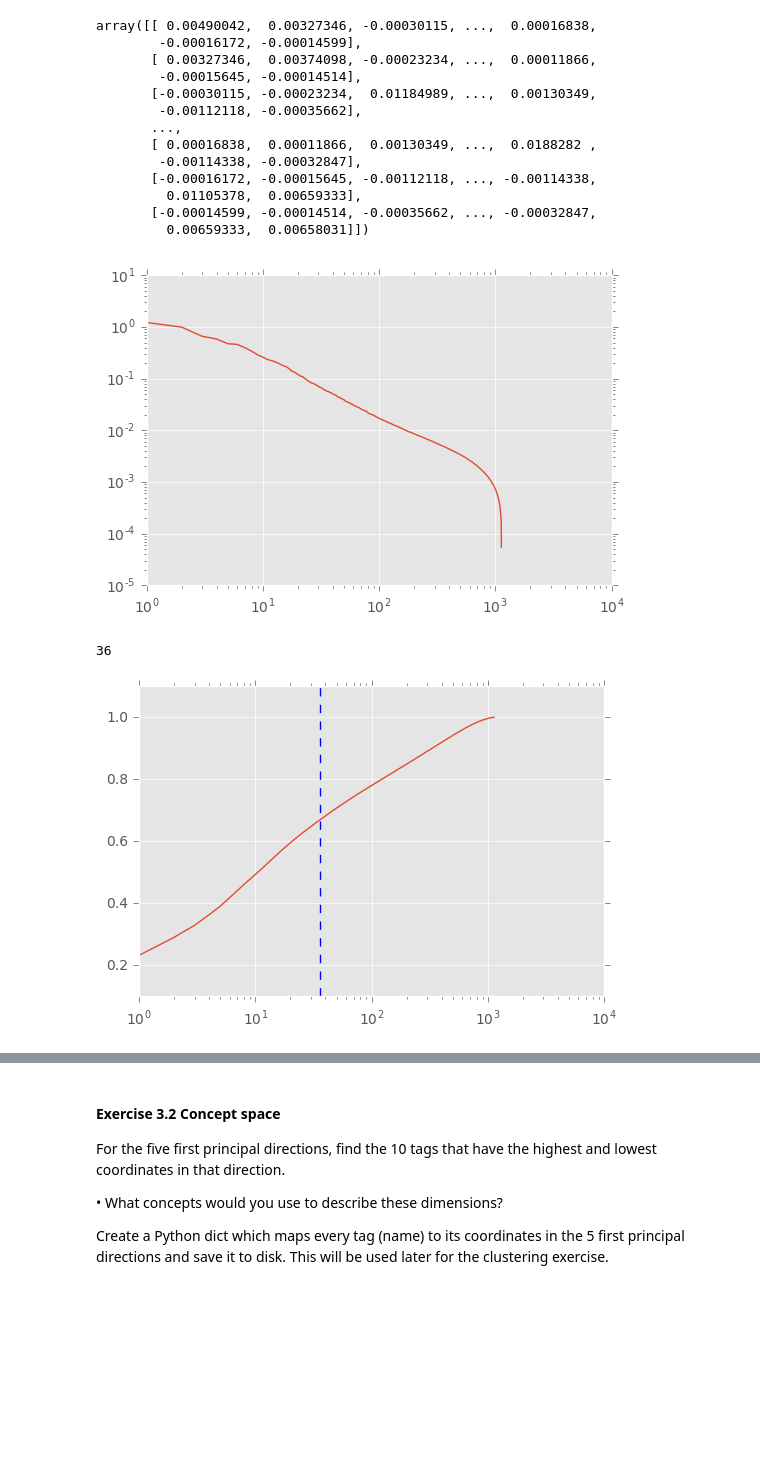
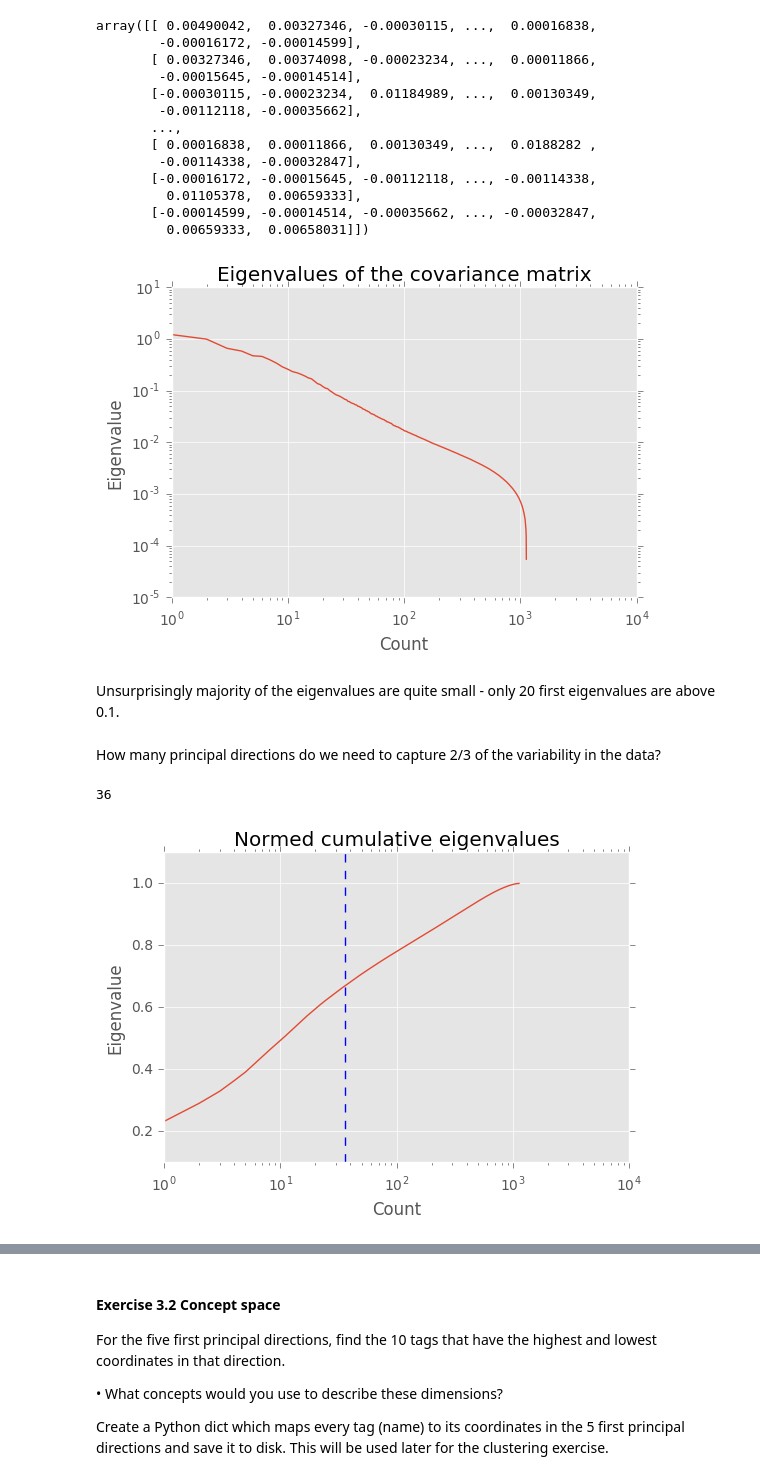
Before and after one commit to aurlien/friendship_paradox, a Jupyter notebook: lab3/ix-lab3/lab3-dimred.ipynb, the cells around one changed output, grey strips where cells are left out. Cells and saved outputs as stored; diff of their text form; code cells hidden in the pictures; blank space fills up the shorter version.

```diff
--- a/lab3/ix-lab3/lab3-dimred.ipynb
+++ b/lab3/ix-lab3/lab3-dimred.ipynb
@@ -112,6 +87,8 @@ M_matrix.shape
 (1128, 10381)
 # %%
 M_matrix_movieIds = []
+# %%
+total_relevances = []
 # %%
 for movie, row in enumerate(g):
     movieId = row[0]
@@ -122,6 +99,7 @@ for movie, row in enumerate(g):
 
     for relevance, tag in zip(relevances, tags):
         M_matrix[tag - 1, movie] = relevance
+        total_relevances.append(relevance)
 # %%
 M_matrix
 # %% [output]
@@ -211,12 +202,17 @@ array([[ 0.00490042,  0.00327346, -0.00030115, ...,  0.00016838,
 # %%
 eigvalues, eigvectors = np.linalg.eigh(M_cov)
 # %%
-#TODO describe axes and title
-
 eigvalues_plot = eigvalues.tolist()
 eigvalues_plot.reverse()
 plt.loglog(eigvalues_plot)
+plt.title("Eigenvalues of the covariance matrix")
+plt.ylabel('Eigenvalue')
+plt.xlabel('Count')
 plt.show()
 # %% [output]
-[figure, old version]
+[figure, new version]
+# %% [markdown]
+Unsurprisingly majority of the eigenvalues are quite small - only 20 first eigenvalues are above 0.1.
+# %% [markdown]
+How many principal directions do we need to capture 2/3 of the variability in the data?
 # %%
@@ -228,10 +223,11 @@ most_significant_principal_directions
 # %% [output]
 36
 # %%
-#TODO describe axes and title
-
 plt.semilogx(cumulative)
+plt.title("Normed cumulative eigenvalues")
+plt.ylabel('Eigenvalue')
+plt.xlabel('Count')
 plt.axvline(most_significant_principal_directions, linestyle='dashed')
 plt.show()
 # %% [output]
-[figure, old version]
+[figure, new version]
```
Also changed, not shown: parts of 36 cells of this notebook, 3 other files.
